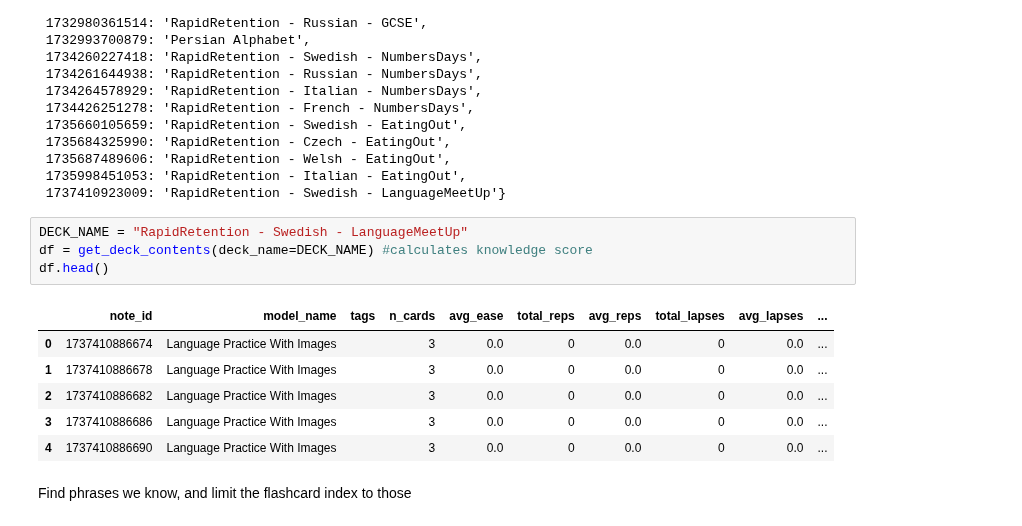
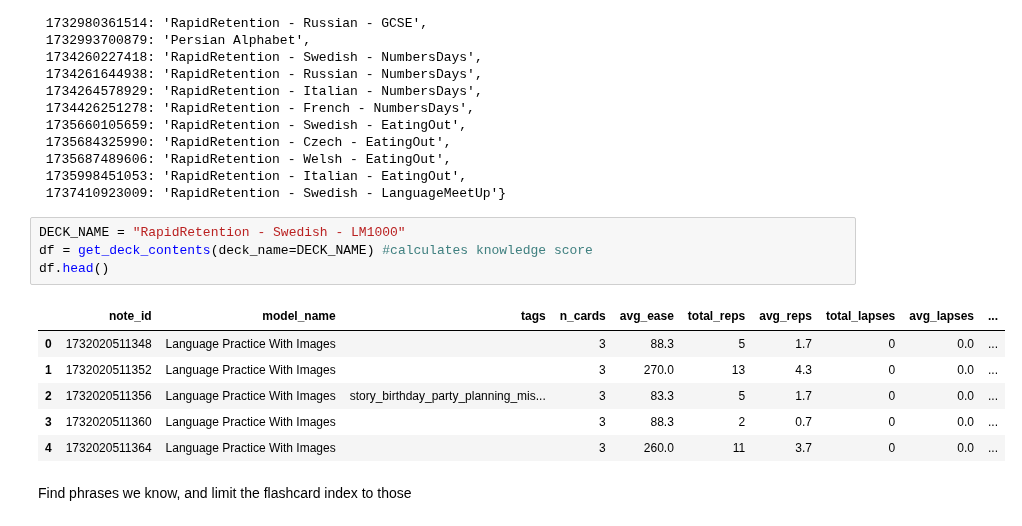
Before and after one commit to Andy7475/audio-language-trainer, a Jupyter notebook: notebooks/05 - generate a story from vocab.ipynb, the cells around one changed output. Drawn from its saved outputs; the diff is of its cells as text.

Commit message:
new story generated

```diff
--- a/notebooks/05 - generate a story from vocab.ipynb
+++ b/notebooks/05 - generate a story from vocab.ipynb
@@ -103,16 +105,16 @@ with AnkiCollectionReader() as reader:
  1735998451053: 'RapidRetention - Italian - EatingOut',
  1737410923009: 'RapidRetention - Swedish - LanguageMeetUp'}
 # %%
-DECK_NAME = "RapidRetention - Swedish - LanguageMeetUp"
+DECK_NAME = "RapidRetention - Swedish - LM1000"
 df = get_deck_contents(deck_name=DECK_NAME) #calculates knowledge score
 df.head()
 # %% [output]
 |  | note_id | model_name | tags | n_cards | avg_ease | total_reps | avg_reps | total_lapses | avg_lapses | ... |
-| 0 | 1737410886674 | Language Practice With Images |  | 3 | 0.0 | 0 | 0.0 | 0 | 0.0 | ... |
-| 1 | 1737410886678 | Language Practice With Images |  | 3 | 0.0 | 0 | 0.0 | 0 | 0.0 | ... |
-| 2 | 1737410886682 | Language Practice With Images |  | 3 | 0.0 | 0 | 0.0 | 0 | 0.0 | ... |
-| 3 | 1737410886686 | Language Practice With Images |  | 3 | 0.0 | 0 | 0.0 | 0 | 0.0 | ... |
-| 4 | 1737410886690 | Language Practice With Images |  | 3 | 0.0 | 0 | 0.0 | 0 | 0.0 | ... |
+| 0 | 1732020511348 | Language Practice With Images |  | 3 | 88.3 | 5 | 1.7 | 0 | 0.0 | ... |
+| 1 | 1732020511352 | Language Practice With Images |  | 3 | 270.0 | 13 | 4.3 | 0 | 0.0 | ... |
+| 2 | 1732020511356 | Language Practice With Images | story_birthday_party_planning_mis... | 3 | 83.3 | 5 | 1.7 | 0 | 0.0 | ... |
+| 3 | 1732020511360 | Language Practice With Images |  | 3 | 88.3 | 2 | 0.7 | 0 | 0.0 | ... |
+| 4 | 1732020511364 | Language Practice With Images |  | 3 | 260.0 | 11 | 3.7 | 0 | 0.0 | ... |
 # %% [markdown]
 Find phrases we know, and limit the flashcard index to those
 # %%
```
Also changed, not shown: parts of 15 cells of this notebook, 3 other files.
